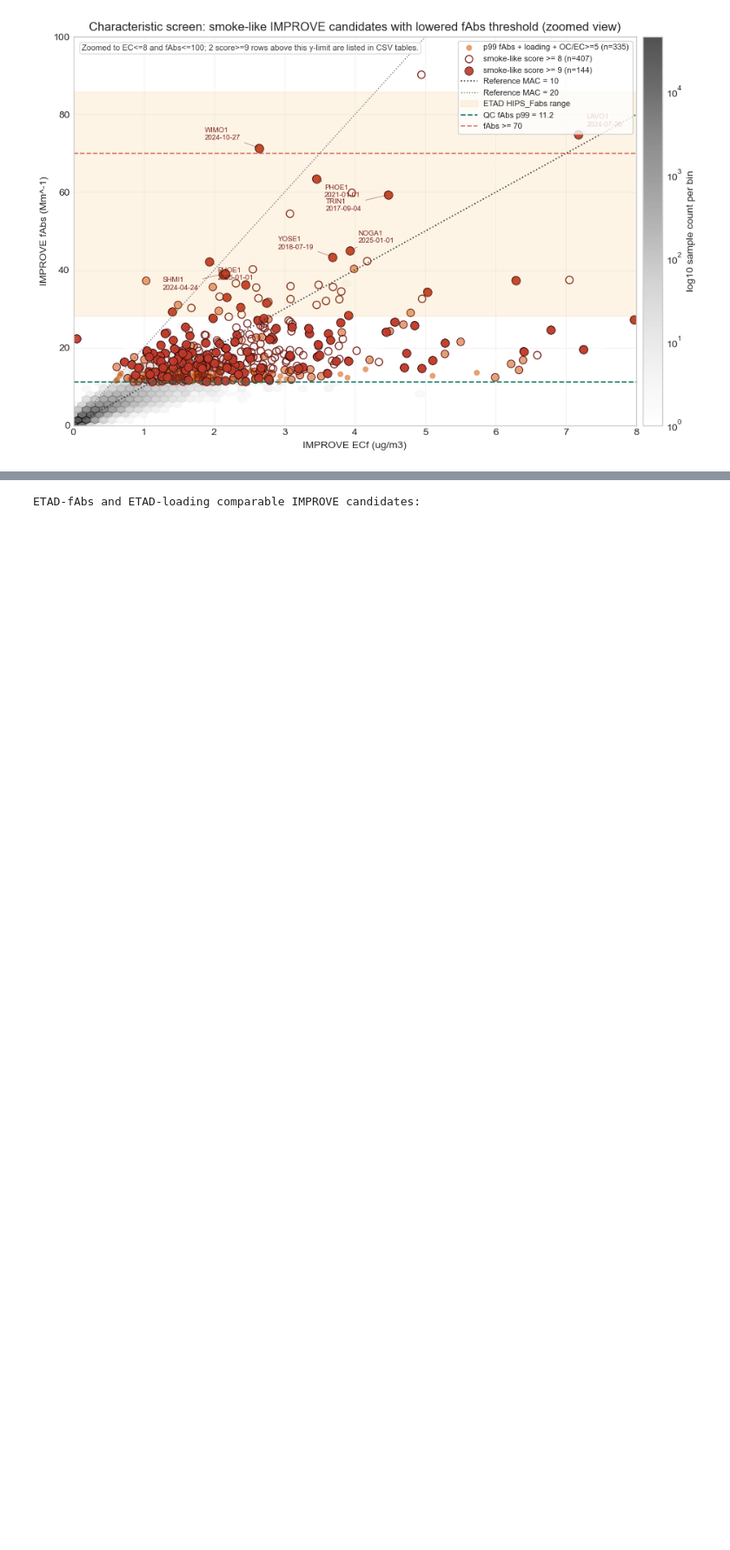
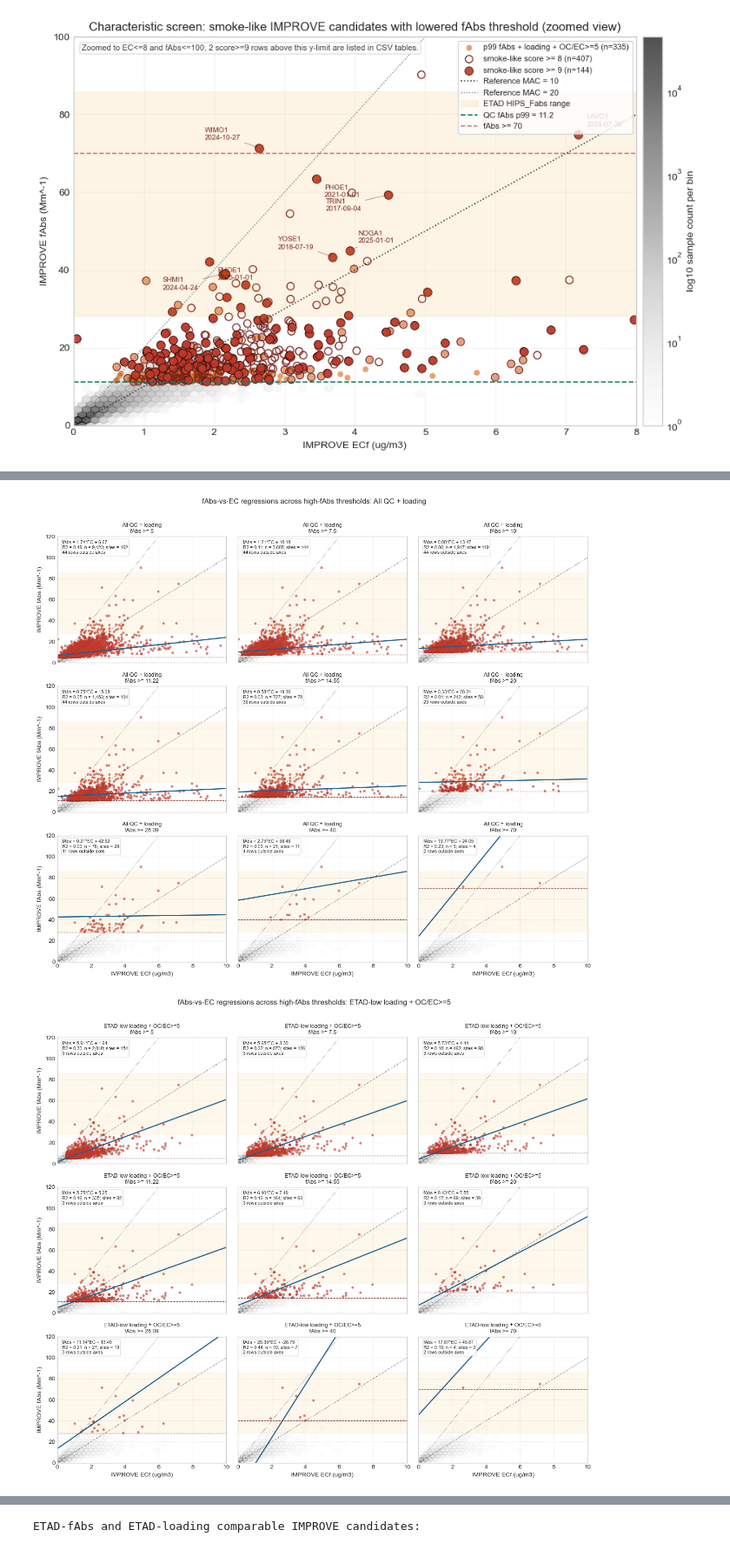
Before and after one commit to ahzs645/aethmodular, a Jupyter notebook: research/improve_hips_offset/improve_hips_offset_narrative.ipynb, the cells around one changed output, grey strips where cells are left out. Shown at 87% size. Saved outputs shown, nothing was run; the diff lists cells and outputs as text; code cells hidden in the pictures; blank space fills up the shorter version.

```diff
--- a/research/improve_hips_offset/improve_hips_offset_narrative.ipynb
+++ b/research/improve_hips_offset/improve_hips_offset_narrative.ipynb
@@ -658,0 +813,66 @@ plt.show()
+# %%
+
+# Static graph grid for representative thresholds. The slider below is finer; this grid is for export/presentation.
+representative_thresholds = [
+    5.0,
+    7.5,
+    10.0,
+    round(float(smoke_thresholds['fAbs_p99']), 2),
+    round(float(smoke_thresholds['fAbs_p995']), 2),
+    20.0,
+    round(float(ETAD_FABS_MIN), 2),
+    40.0,
+    float(HIGH_TAIL_THRESHOLD),
+]
+
+
+def draw_threshold_fit(ax, base_df, threshold, screen_label, xlim=(0, 10), ylim=(0, 120), show_background=True):
+    if show_background:
+        bg = char[(char['ECf_Val'].between(*xlim)) & (char['fAbs_Val'].between(*ylim))]
+        ax.hexbin(
+            bg['ECf_Val'], bg['fAbs_Val'], gridsize=35,
+            extent=(xlim[0], xlim[1], ylim[0], ylim[1]), mincnt=1,
+            bins='log', cmap='Greys', alpha=0.22,
+        )
+    subset, fit = fit_threshold_subset(base_df, threshold)
+    plot_subset = subset[(subset['ECf_Val'].between(*xlim)) & (subset['fAbs_Val'].between(*ylim))]
+    ax.scatter(plot_subset['ECf_Val'], plot_subset['fAbs_Val'], s=18, color='#C0392B', alpha=0.62, edgecolor='none')
+    if np.isfinite(fit['slope']):
+        x_line = np.linspace(xlim[0], xlim[1], 200)
+        ax.plot(x_line, fit['slope'] * x_line + fit['intercept'], color='#1F618D', lw=1.8)
+        label = f"fAbs = {fit['slope']:.2f}*EC + {fit['intercept']:.2f}\nR2 = {fit['r2']:.2f}; n = {fit['n']:,}; sites = {subset['SiteCode'].nunique()}"
+    else:
+        label = f"insufficient data\nn = {fit['n']:,}; sites = {subset['SiteCode'].nunique()}"
+    clipped = len(subset) - len(plot_subset)
+    if clipped > 0:
+        label += f"\n{clipped:,} rows outside axes"
+    ax.text(0.03, 0.97, label, transform=ax.transAxes, va='top', ha='left', fontsize=7.5,
+            bbox=dict(boxstyle='round,pad=0.25', facecolor='white', edgecolor='0.85', alpha=0.88))
+    ax.axhline(threshold, color='#7B241C', ls='--', lw=0.9, alpha=0.8)
+    ax.axhspan(ETAD_FABS_MIN, ETAD_FABS_MAX, color='#F39C12', alpha=0.08)
+    ax.plot(np.linspace(*xlim, 100), 10*np.linspace(*xlim, 100), color='0.25', ls=':', lw=0.9)
+    ax.plot(np.linspace(*xlim, 100), 20*np.linspace(*xlim, 100), color='0.45', ls=':', lw=0.8)
+    ax.set_title(f'{screen_label}\nfAbs >= {threshold:g}', fontsize=9)
+    ax.set_xlim(*xlim)
+    ax.set_ylim(*ylim)
+    ax.grid(alpha=0.20)
+
+
+def save_threshold_grid(screen_name, base_df, filename, xlim=(0, 10), ylim=(0, 120)):
+    fig, axes = plt.subplots(3, 3, figsize=(13, 11), sharex=True, sharey=True)
+    for ax, threshold in zip(axes.ravel(), representative_thresholds):
+        draw_threshold_fit(ax, base_df, threshold, screen_name, xlim=xlim, ylim=ylim)
+    for ax in axes[-1, :]:
+        ax.set_xlabel('IMPROVE ECf (ug/m3)')
+    for ax in axes[:, 0]:
+        ax.set_ylabel('IMPROVE fAbs (Mm^-1)')
+    fig.suptitle(f'fAbs-vs-EC regressions across high-fAbs thresholds: {screen_name}', y=1.01)
+    fig.tight_layout()
+    fig.savefig(OUT_DIR / filename, dpi=240, bbox_inches='tight')
+    plt.show()
+
+save_threshold_grid('All QC + loading', base_screen_all, 'improve_fabs_threshold_fit_grid_all_qc.png')
+save_threshold_grid('ETAD-low loading + OC/EC>=5', base_screen_loading_ocec, 'improve_fabs_threshold_fit_grid_loading_ocec.png')
+# %% [output]
+[figure, added]
+[figure, added]
```
Also changed, not shown: parts of 11 cells of this notebook, 40 other files.
